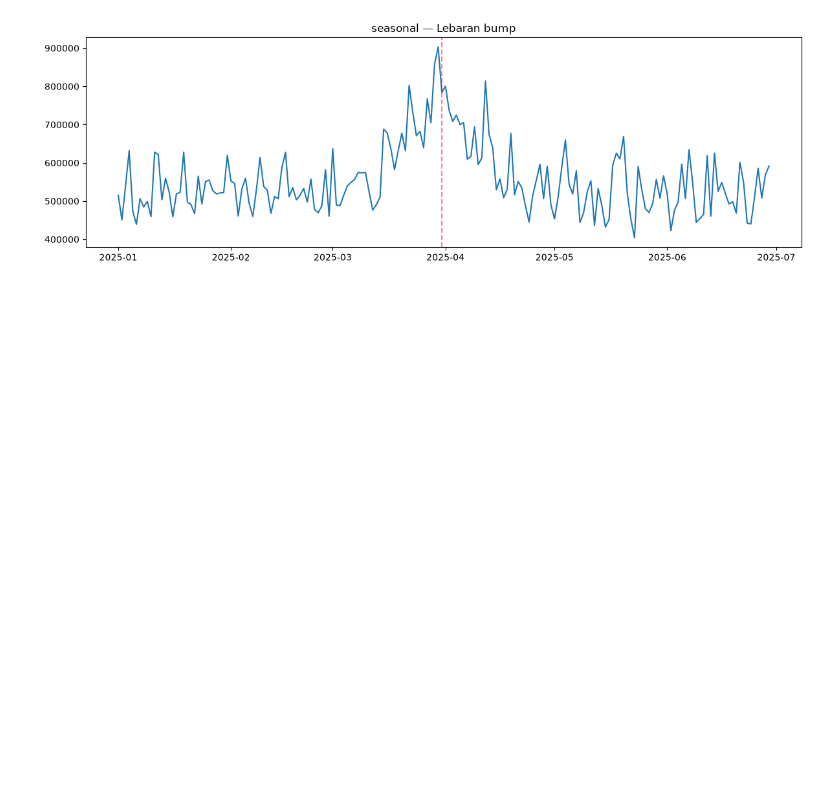
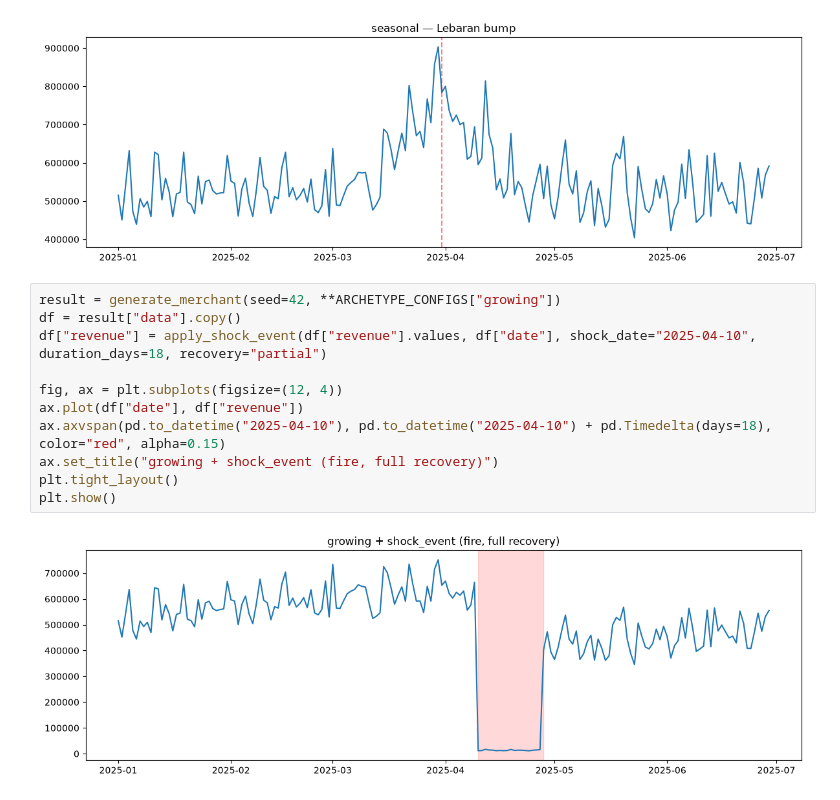
Before and after one commit to regensa18/qris_synthetic_data_generation, a Jupyter notebook: exploration_new.ipynb, the cells around one changed output. Drawn from its saved outputs; the diff is of its cells as text; blank space fills up the shorter version.

Commit message:
generated syntethic qris transactions

```diff
--- a/exploration_new.ipynb
+++ b/exploration_new.ipynb
@@ -176,3 +180,16 @@ plt.tight_layout()
 plt.show()
 # %% [output]
 [figure]
+# %%
+result = generate_merchant(seed=42, **ARCHETYPE_CONFIGS["growing"])
+df = result["data"].copy()
+df["revenue"] = apply_shock_event(df["revenue"].values, df["date"], shock_date="2025-04-10", duration_days=18, recovery="partial")
+
+fig, ax = plt.subplots(figsize=(12, 4))
+ax.plot(df["date"], df["revenue"])
+ax.axvspan(pd.to_datetime("2025-04-10"), pd.to_datetime("2025-04-10") + pd.Timedelta(days=18), color="red", alpha=0.15)
+ax.set_title("growing + shock_event (fire, full recovery)")
+plt.tight_layout()
+plt.show()
+# %% [output]
+[figure, added]
```
Also changed, not shown: parts of 5 cells of this notebook, 5 other files.
